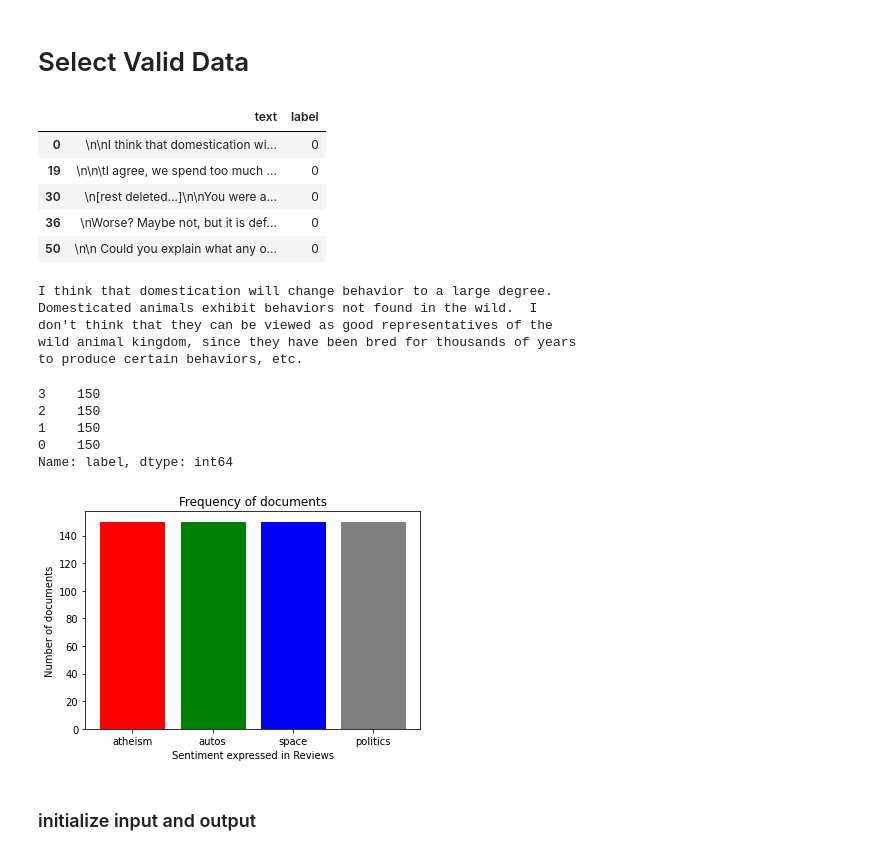
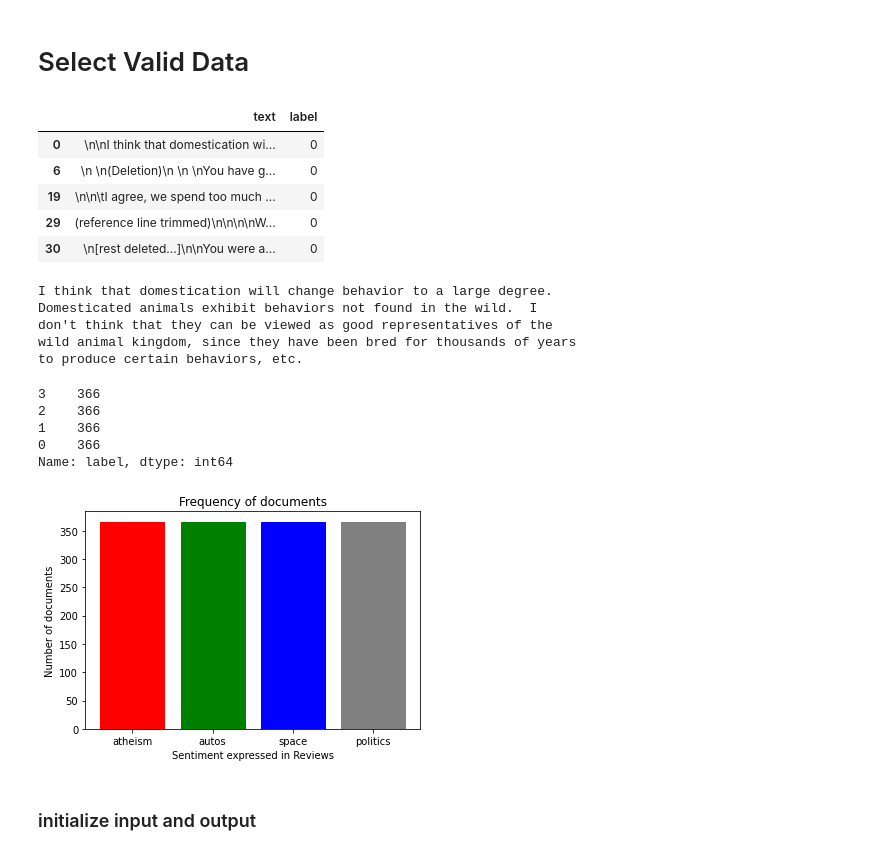
Before and after one commit to iamr0b0tx/topic_modeler, a Jupyter notebook: term_term_pr_distr_and_inference.ipynb, the cells around one changed output. Saved outputs shown, nothing was run; the diff lists cells and outputs as text; code cells hidden in the pictures.

```diff
--- a/term_term_pr_distr_and_inference.ipynb
+++ b/term_term_pr_distr_and_inference.ipynb
@@ -233,31 +245,33 @@ def get_lemmatizer():
 # %% [markdown]
 # Select Valid Data
 # %%
-max_size_per_class = 150
+max_size_per_class = 500
 
 # remove long text
-indices = data["text"].apply(data_isvalid, args=(lambda x: clean_text(x, get_lemmatizer()), 128, 512))
+min_chr_size = 128
+max_chr_size = 2048
+indices = data["text"].apply(data_isvalid, args=(lambda x: clean_text(x, get_lemmatizer()), min_chr_size, max_chr_size))
 data = data[indices]
 
 # make classes balanced
 class_indices = []
 
 for index in range(4):
     class_indices.append(np.where((data["label"] == index))[0])
 
 size_per_class = min(max_size_per_class, min(map(len, class_indices)))
 indices = np.concatenate([class_ids[:size_per_class] for class_ids in class_indices])
 
 data = data.iloc[indices]
 
 data.head()
 # %% [output]
 |  | text | label |
 | 0 | \n\nI think that domestication wi... | 0 |
+| 6 | \n \n(Deletion)\n \n \nYou have g... | 0 |
 | 19 | \n\n\tI agree, we spend too much ... | 0 |
+| 29 | (reference line trimmed)\n\n\n\nW... | 0 |
 | 30 | \n[rest deleted...]\n\nYou were a... | 0 |
-| 36 | \nWorse? Maybe not, but it is def... | 0 |
-| 50 | \n\n Could you explain what any o... | 0 |
 # %%
 print(data.iloc[0]["text"])
 # %% [output]
@@ -283,12 +297,12 @@ barlist[2].set_color('blue')
 barlist[3].set_color('grey')
 plt.show()
 # %% [output]
-3    150
-2    150
-1    150
-0    150
+3    366
+2    366
+1    366
+0    366
 Name: label, dtype: int64
-[figure, old version]
+[figure, new version]
 # %% [markdown]
 ### initialize input and output
 # %%
```
Also changed, not shown: parts of 13 cells of this notebook, 5 other files.
